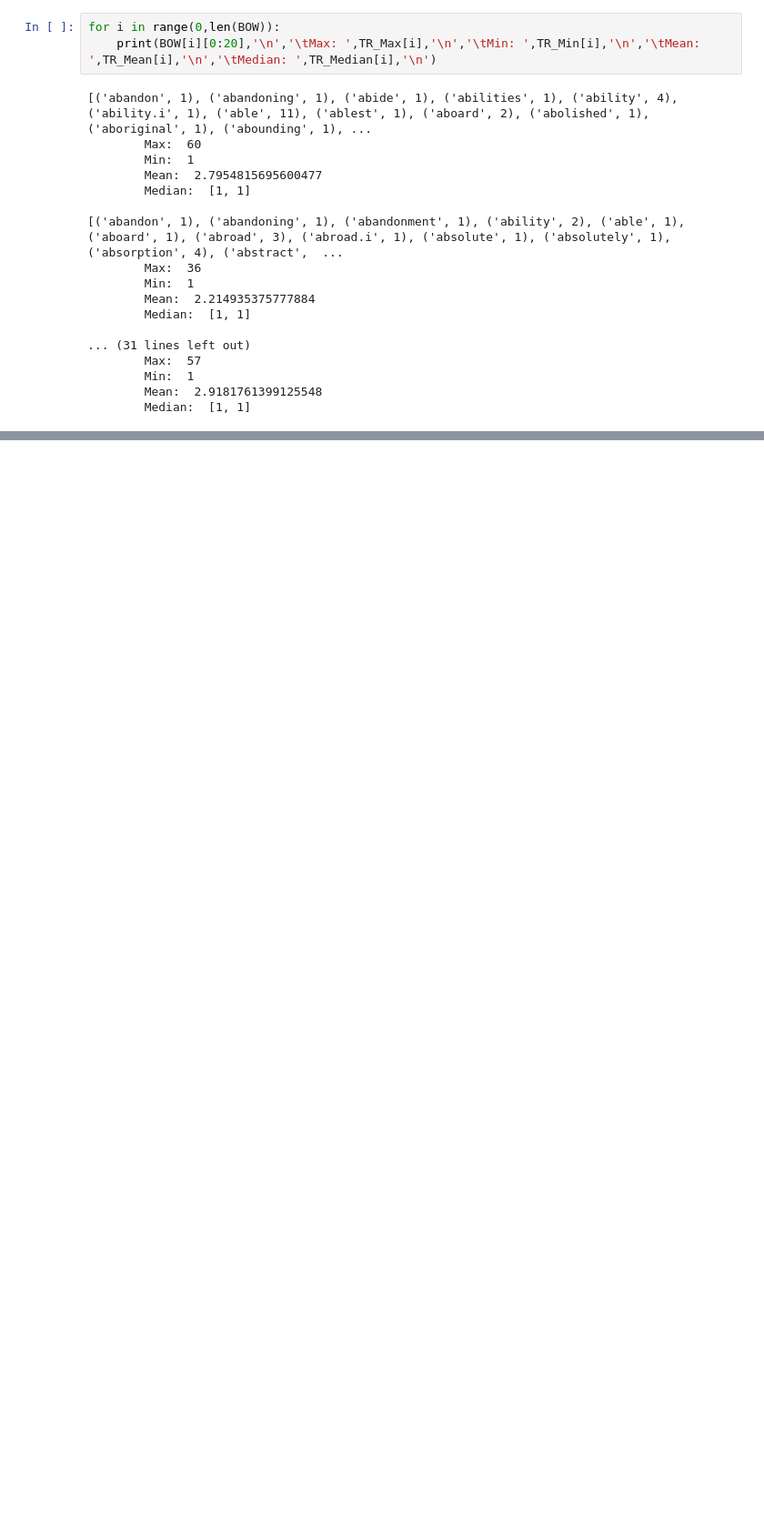
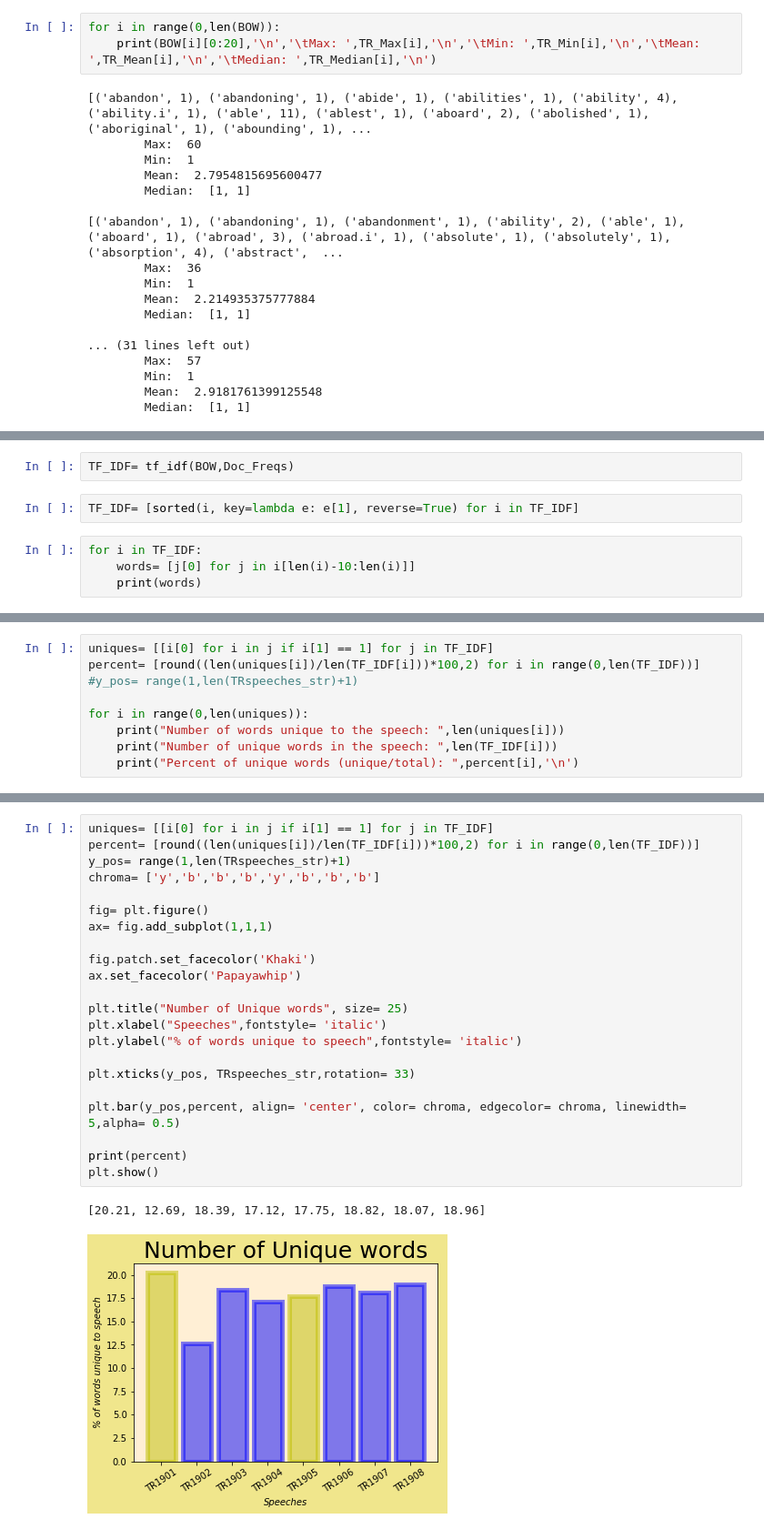
Before and after one commit to tbuck09/Presidential-Speeches-Analysis, a Jupyter notebook: TR_Speech_Comparison.ipynb, the cells around one changed output, grey strips where cells are left out. Shown: that part at 91% size. Drawn from its saved outputs; the diff is of its cells as text; blank space fills up the shorter version.

Commit message:
TF-IDF and plot

```diff
--- a/TR_Speech_Comparison.ipynb
+++ b/TR_Speech_Comparison.ipynb
@@ -137,0 +203,8 @@ for i in range(0,len(BOW)):
+# %%
+TF_IDF= tf_idf(BOW,Doc_Freqs)
+# %%
+TF_IDF= [sorted(i, key=lambda e: e[1], reverse=True) for i in TF_IDF]
+# %%
+for i in TF_IDF:
+    words= [j[0] for j in i[len(i)-10:len(i)]]
+    print(words)
@@ -137,0 +245,9 @@ for i in range(0,len(BOW)):
+# %%
+uniques= [[i[0] for i in j if i[1] == 1] for j in TF_IDF]
+percent= [round((len(uniques[i])/len(TF_IDF[i]))*100,2) for i in range(0,len(TF_IDF))]
+#y_pos= range(1,len(TRspeeches_str)+1)
+
+for i in range(0,len(uniques)):
+    print("Number of words unique to the speech: ",len(uniques[i]))
+    print("Number of unique words in the speech: ",len(TF_IDF[i]))
+    print("Percent of unique words (unique/total): ",percent[i],'\n')
@@ -137,0 +282,25 @@ for i in range(0,len(BOW)):
+# %%
+uniques= [[i[0] for i in j if i[1] == 1] for j in TF_IDF]
+percent= [round((len(uniques[i])/len(TF_IDF[i]))*100,2) for i in range(0,len(TF_IDF))]
+y_pos= range(1,len(TRspeeches_str)+1)
+chroma= ['y','b','b','b','y','b','b','b']
+
+fig= plt.figure()
+ax= fig.add_subplot(1,1,1)
+
+fig.patch.set_facecolor('Khaki')
+ax.set_facecolor('Papayawhip')
+
+plt.title("Number of Unique words", size= 25)
+plt.xlabel("Speeches",fontstyle= 'italic')
+plt.ylabel("% of words unique to speech",fontstyle= 'italic')
+
+plt.xticks(y_pos, TRspeeches_str,rotation= 33)
+
+plt.bar(y_pos,percent, align= 'center', color= chroma, edgecolor= chroma, linewidth= 5,alpha= 0.5)
+
+print(percent)
+plt.show()
+# %% [output]
+[20.21, 12.69, 18.39, 17.12, 17.75, 18.82, 18.07, 18.96]
+[figure, added]
```
Also changed, not shown: parts of 17 cells of this notebook, 1 other file.
